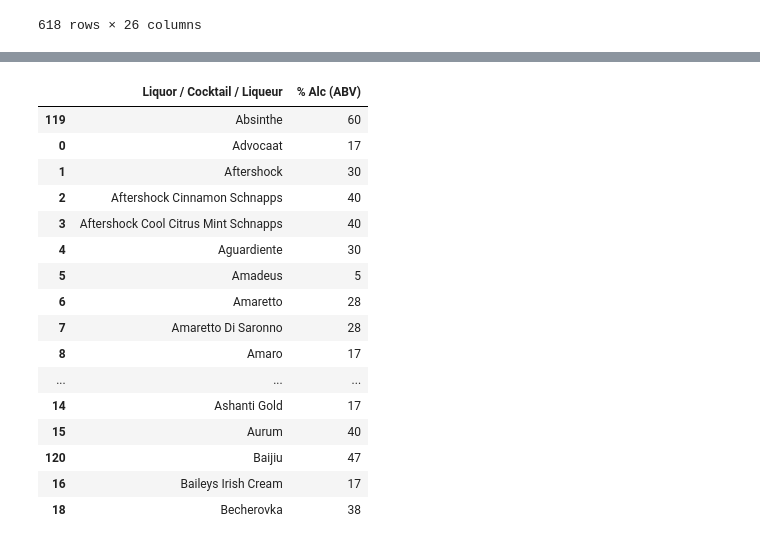
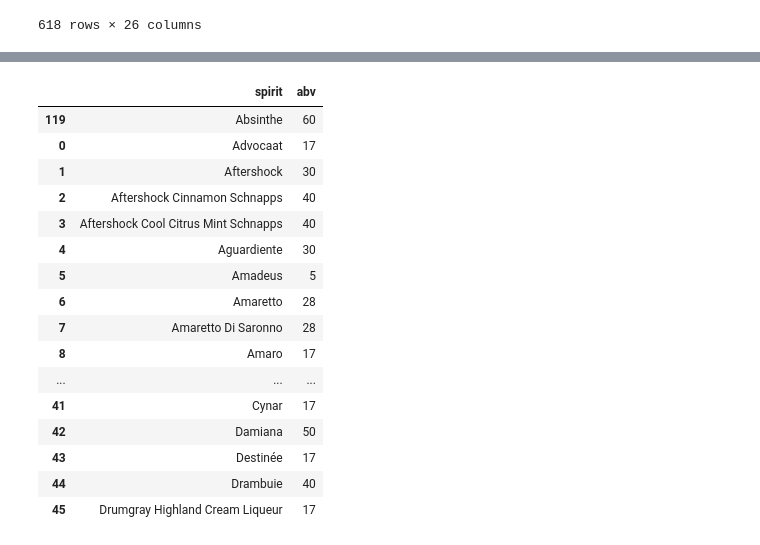
Before and after one commit to rclassit/Project-2, a Jupyter notebook: Cocktail Recipe Data Cleaning 2.ipynb, the cells around one changed output, grey strips where cells are left out. Cells and saved outputs as stored; diff of their text form; code cells hidden in the pictures.

Commit message:
Add files via upload
changed col names on abv table

```diff
--- a/Cocktail Recipe Data Cleaning 2.ipynb
+++ b/Cocktail Recipe Data Cleaning 2.ipynb
@@ -226,0 +211,4 @@ spirits_df = pd.DataFrame(common_spirits)
+# %%
+#Rename columns
+renamed_df = abv_df_clean.rename(columns={"Liquor / Cocktail / Liqueur":"spirit", "% Alc (ABV)":"abv"})
+renamed_df.head(20)
@@ -226,0 +233,17 @@ spirits_df = pd.DataFrame(common_spirits)
+# %%
+common_spirits = [{"spirit": "Absinthe", "abv": 60},
+                {"spirit": "Baijiu", "abv": 47},
+                {"spirit": "Bourbon", "abv": 65},
+                {"spirit": "Brandy", "abv": 42},
+                {"spirit": "Everclear", "abv": 85},
+                {"spirit": "Gin", "abv": 37},
+                {"spirit": "Grappa", "abv": 47},
+                {"spirit": "Rum", "abv": 47},
+                {"spirit": "Sake", "abv": 15},
+                {"spirit": "Tequila", "abv": 45},
+                {"spirit": "Vodka", "abv": 42},
+                {"spirit": "Whisky", "abv": 46},
+                {"spirit": "German Schnapps", "abv": 30}]
+
+spirits_df = pd.DataFrame(common_spirits)
+spirits_df
@@ -227,3 +265,4 @@ spirits_df = pd.DataFrame(common_spirits)
 # %%
 # Merge spirits_df and abv_df
-merge_df = pd.merge(abv_df_clean, spirits_df, on=["Liquor / Cocktail / Liqueur", "% Alc (ABV)"], how="outer")
+merge_df = pd.merge(renamed_df, spirits_df, on=["spirit", "abv"], how="outer")
+merge_df
@@ -230,8 +283,8 @@ merge_df = pd.merge(abv_df_clean, spirits_df, on=["Liquor / Cocktail / Liqueur",
 # %%
-abv_sort_df = merge_df.sort_values("Liquor / Cocktail / Liqueur")
-abv_sort_df.head(20)
+abv_sort_df = merge_df.sort_values("spirit")
+abv_sort_df.head(50)
 # %% [output]
-|  | Liquor / Cocktail / Liqueur | % Alc (ABV) |
+|  | spirit | abv |
 | 119 | Absinthe | 60 |
 | 0 | Advocaat | 17 |
 | 1 | Aftershock | 30 |
@@ -243,10 +296,10 @@ abv_sort_df.head(20)
 | 7 | Amaretto Di Saronno | 28 |
 | 8 | Amaro | 17 |
 | ... | ... | ... |
-| 14 | Ashanti Gold | 17 |
-| 15 | Aurum | 40 |
-| 120 | Baijiu | 47 |
-| 16 | Baileys Irish Cream | 17 |
-| 18 | Becherovka | 38 |
+| 41 | Cynar | 17 |
+| 42 | Damiana | 50 |
+| 43 | Destinée | 17 |
+| 44 | Drambuie | 40 |
+| 45 | Drumgray Highland Cream Liqueur | 17 |
 # %%
 abv_sort_df.reset_index(inplace=True,drop=True)
```
Also changed, not shown: parts of 7 cells of this notebook.
